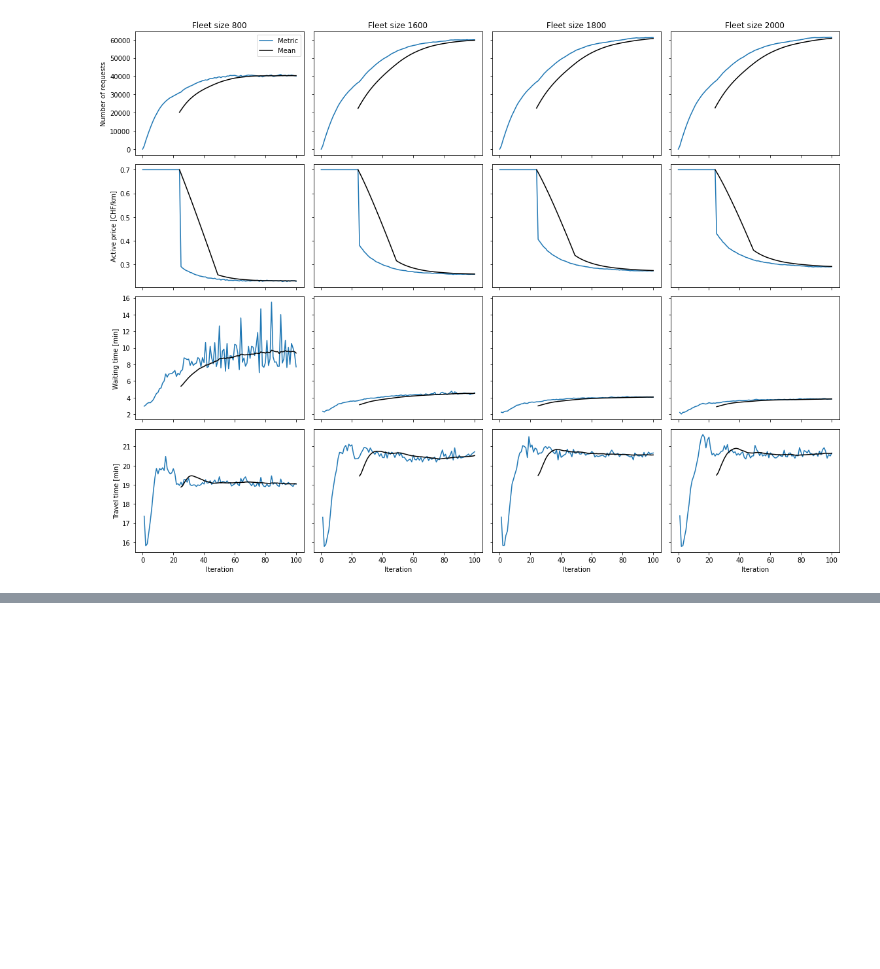
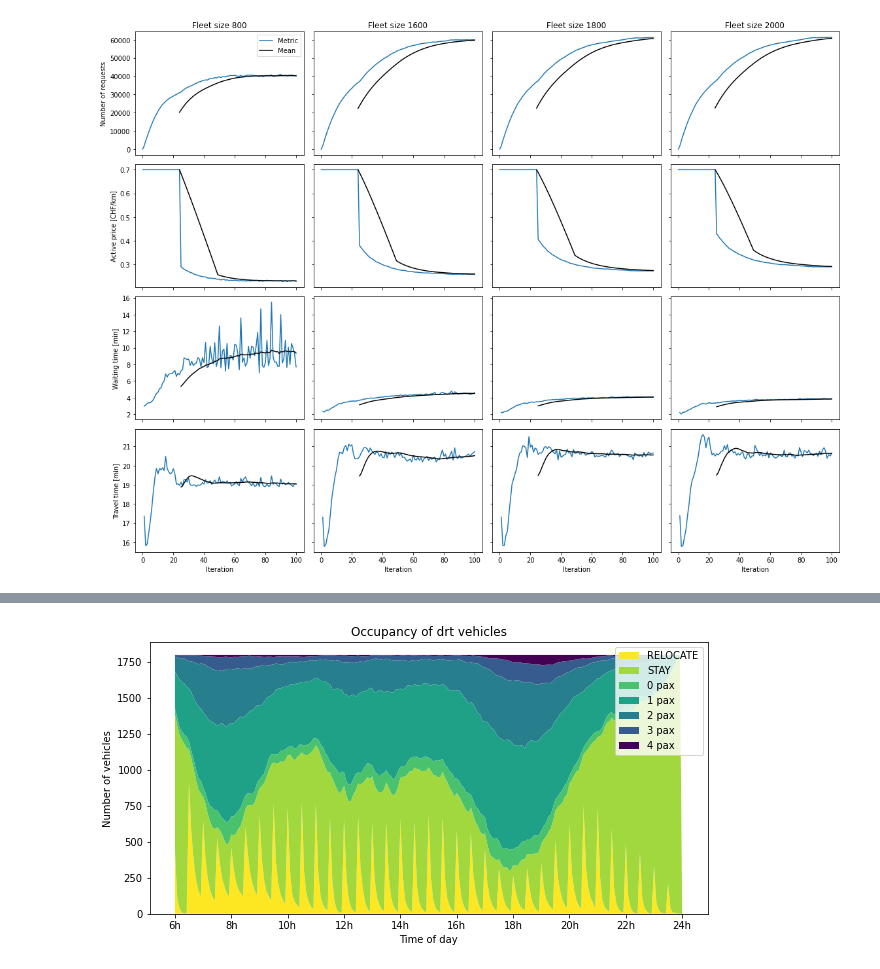
Before and after one commit to Sx-ETH/eqasim-java, a Jupyter notebook: switzerland/Analysis_notebooks/ASTRA_zurich_5km_10pct_ridepooling.ipynb, the cells around one changed output, grey strips where cells are left out. Cells and saved outputs as stored; diff of their text form; code cells hidden in the pictures; blank space fills up the shorter version.

```diff
--- a/switzerland/Analysis_notebooks/ASTRA_zurich_5km_10pct_ridepooling.ipynb
+++ b/switzerland/Analysis_notebooks/ASTRA_zurich_5km_10pct_ridepooling.ipynb
@@ -69,0 +53,4 @@ Image(os.path.join(path, 'fleet_' + str(fleet_size), 'ITERS', 'it.100','100.occu
+# %%
+ASTRA_plots_utils.plot_occupancy_drt(outputs[1800]['occupancy'][100], add_stay_relocate=True, start_time=6)
+# %% [output]
+[figure, added]
```
Also changed, not shown: parts of 7 cells of this notebook, 1 other file.
